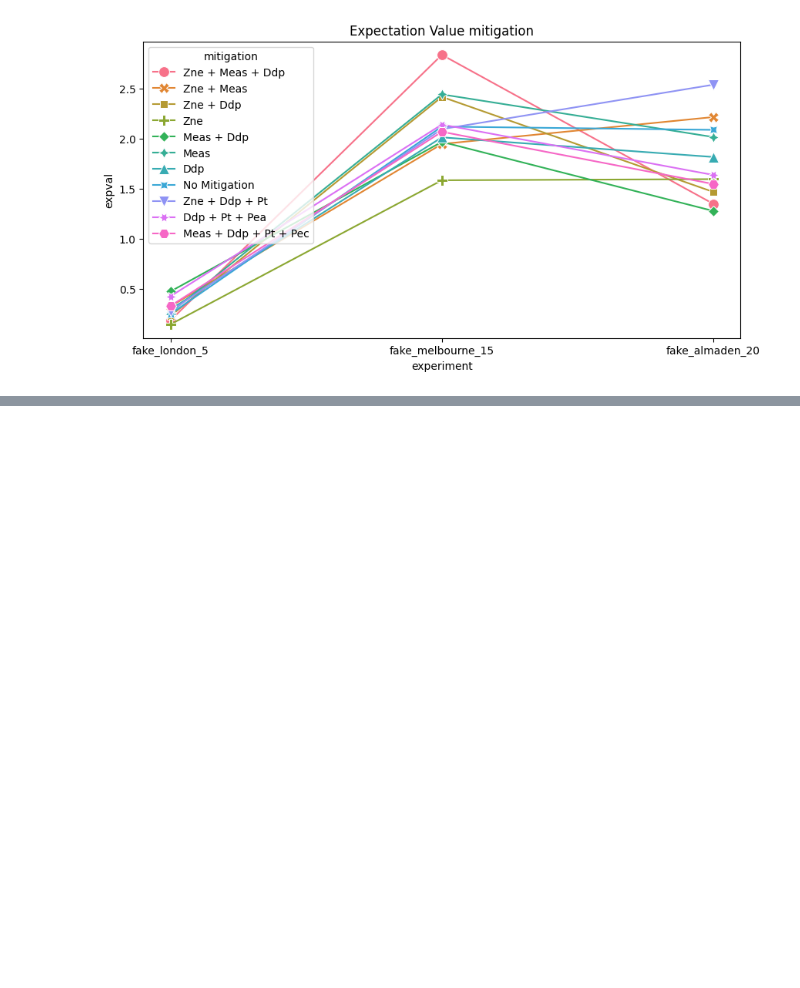
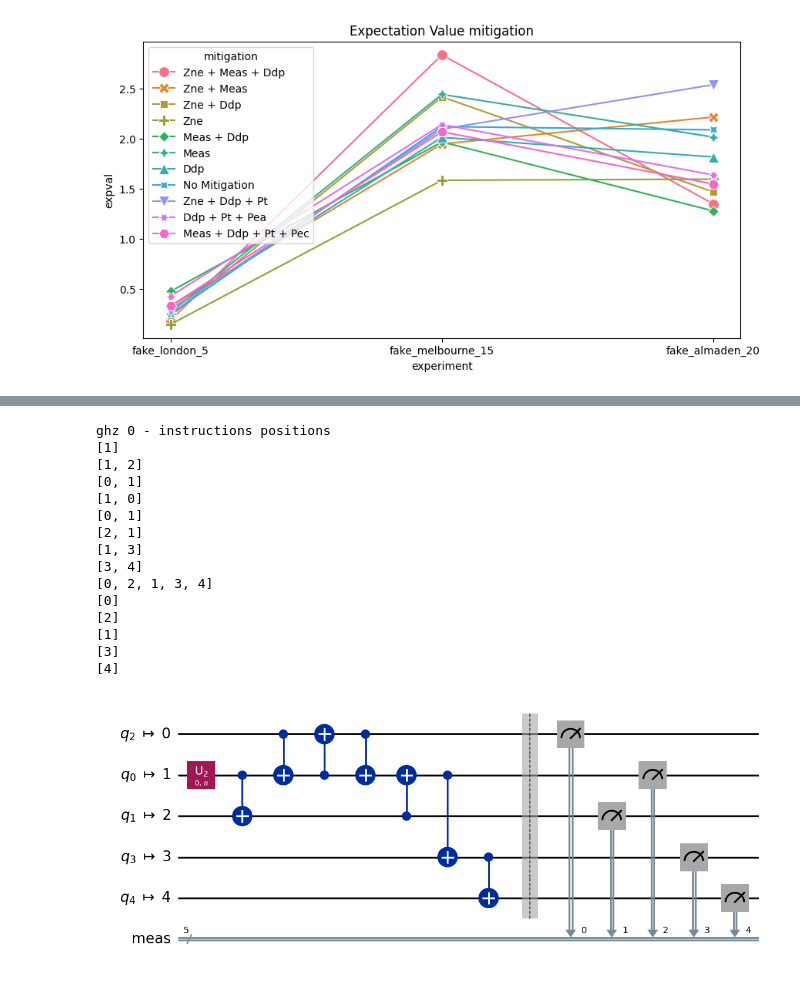
Before and after one commit to Dpbm/scientific-research-2-qec-and-qem, a Jupyter notebook: src/ghz.ipynb, the cells around one changed output, grey strips where cells are left out. Drawn from its saved outputs; the diff is of its cells as text; code cells hidden in the pictures; blank space fills up the shorter version.

```diff
--- a/src/ghz.ipynb
+++ b/src/ghz.ipynb
@@ -504,0 +530,26 @@ plt.show()
+# %%
+print('ghz 0 - instructions positions')
+
+pm = generate_preset_pass_manager(optimization_level=3, backend=backends[0])
+qc = pm.run(ghz_circuits[0])
+
+for i, instruction in enumerate(qc.data):
+    print([qc.find_bit(q)[0] for q in instruction.qubits])
+qc.draw('mpl')
+# %% [output]
+ghz 0 - instructions positions
+[1]
+[1, 2]
+[0, 1]
+[1, 0]
+[0, 1]
+[2, 1]
+[1, 3]
+[3, 4]
+[0, 2, 1, 3, 4]
+[0]
+[2]
+[1]
+[3]
+[4]
+[figure, added]
```
Also changed, not shown: parts of 16 cells of this notebook, 1 other file.
